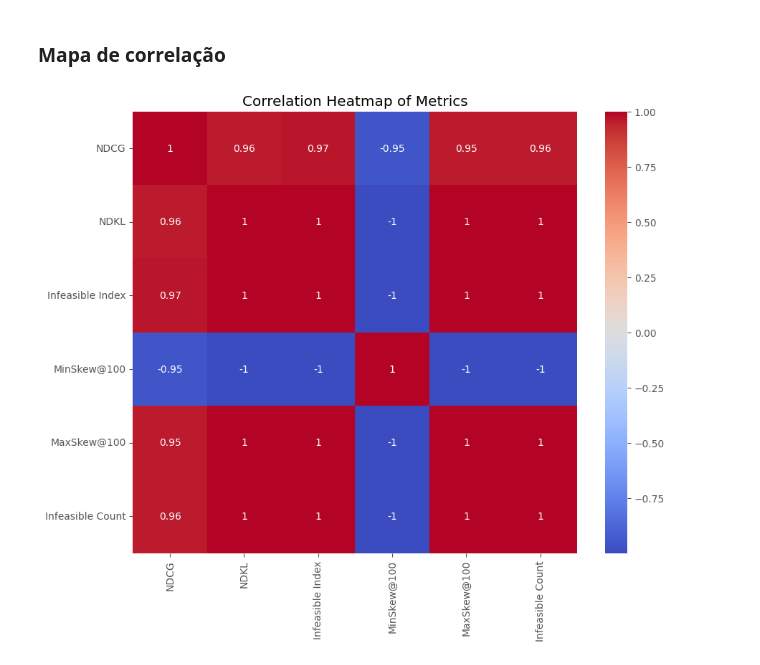
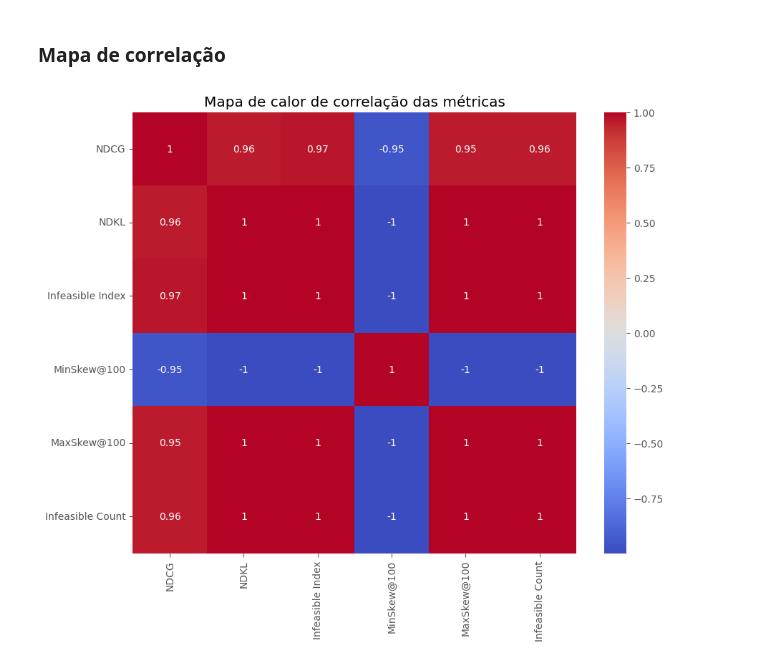
Before and after one commit to caiolbarreto/IF807-final-project, a Jupyter notebook: Fairness_Ranking_Final_Project.ipynb, the cells around one changed output. Drawn from its saved outputs; the diff is of its cells as text; code cells hidden in the pictures.

```diff
--- a/Fairness_Ranking_Final_Project.ipynb
+++ b/Fairness_Ranking_Final_Project.ipynb
@@ -699,22 +698,22 @@ for metric_name, metric in metrics_list:
 # %%
 metrics = ['vanilla', 'DetGreedy', 'DetCons', 'DetRelax', 'DetConstSort']
 
 data = {
     'NDCG': pd.DataFrame(ndcg_plot).mean(),
     'NDKL': pd.DataFrame(ndkl_plot).mean(),
     'Infeasible Index': pd.DataFrame(Inf_ind_plot).mean(),
     'MinSkew@100': pd.DataFrame(Min_skew_plot).mean(),
     'MaxSkew@100': pd.DataFrame(Max_skew_plot).mean(),
     'Infeasible Count': pd.DataFrame(Inf_count_plot).mean()
 }
 
 df = pd.DataFrame(data, index=metrics)
 
 corr_matrix = df.corr()
 
 plt.figure(figsize=(10, 8))
 sns.heatmap(corr_matrix, annot=True, cmap='coolwarm')
-plt.title("Correlation Heatmap of Metrics")
+plt.title("Mapa de calor de correlação das métricas")
 plt.show()
 # %% [output]
-[figure, old version]
+[figure, new version]
```
Also changed, not shown: parts of 5 cells of this notebook.
